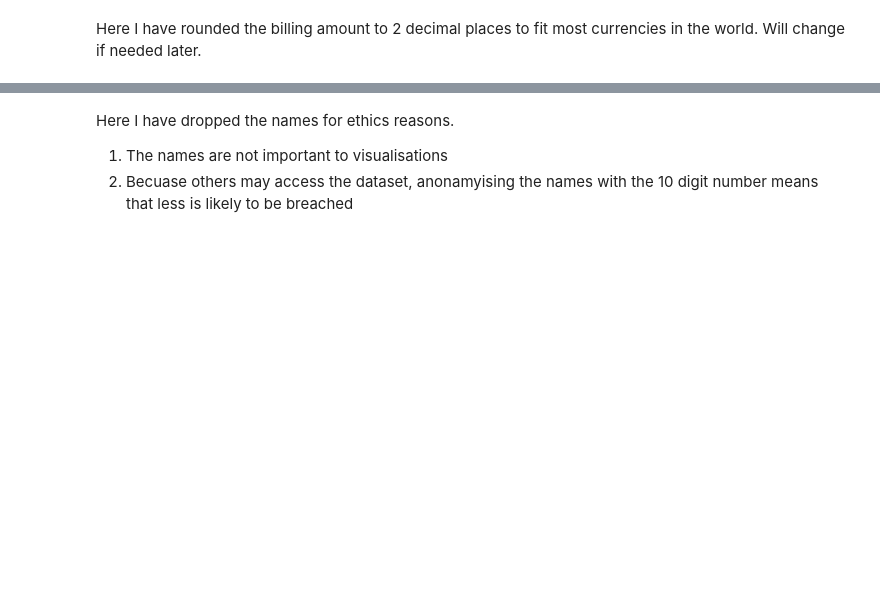
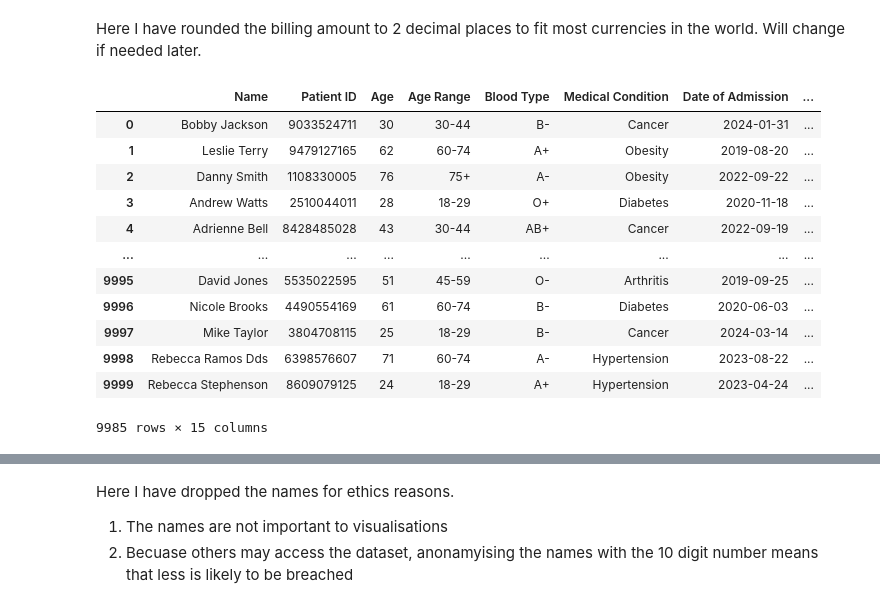
Before and after one commit to MatTetsu/Healthcare, a Jupyter notebook: jupyter_notebooks/Healthcare_Cleaning.ipynb, the cells around one changed output, grey strips where cells are left out. Drawn from its saved outputs; the diff is of its cells as text; code cells hidden in the pictures; blank space fills up the shorter version.

```diff
--- a/jupyter_notebooks/Healthcare_Cleaning.ipynb
+++ b/jupyter_notebooks/Healthcare_Cleaning.ipynb
@@ -294,2 +289,18 @@ Here I have rounded the billing amount to 2 decimal places to fit most currencie
+# %%
+df
+# %% [output]
+|  | Name | Patient ID | Age | Age Range | Blood Type | Medical Condition | Date of Admission | ... |
+| 0 | Bobby Jackson | 9033524711 | 30 | 30-44 | B- | Cancer | 2024-01-31 | ... |
+| 1 | Leslie Terry | 9479127165 | 62 | 60-74 | A+ | Obesity | 2019-08-20 | ... |
+| 2 | Danny Smith | 1108330005 | 76 | 75+ | A- | Obesity | 2022-09-22 | ... |
+| 3 | Andrew Watts | 2510044011 | 28 | 18-29 | O+ | Diabetes | 2020-11-18 | ... |
+| 4 | Adrienne Bell | 8428485028 | 43 | 30-44 | AB+ | Cancer | 2022-09-19 | ... |
+| ... | ... | ... | ... | ... | ... | ... | ... | ... |
+| 9995 | David Jones | 5535022595 | 51 | 45-59 | O- | Arthritis | 2019-09-25 | ... |
+| 9996 | Nicole Brooks | 4490554169 | 61 | 60-74 | B- | Diabetes | 2020-06-03 | ... |
+| 9997 | Mike Taylor | 3804708115 | 25 | 18-29 | B- | Cancer | 2024-03-14 | ... |
+| 9998 | Rebecca Ramos Dds | 6398576607 | 71 | 60-74 | A- | Hypertension | 2023-08-22 | ... |
+| 9999 | Rebecca Stephenson | 8609079125 | 24 | 18-29 | A+ | Hypertension | 2023-04-24 | ... |
+9985 rows × 15 columns
 # %%
 df.drop(columns=["Name"], inplace=True)
```
Also changed, not shown: parts of 18 cells of this notebook, 2 other files.
